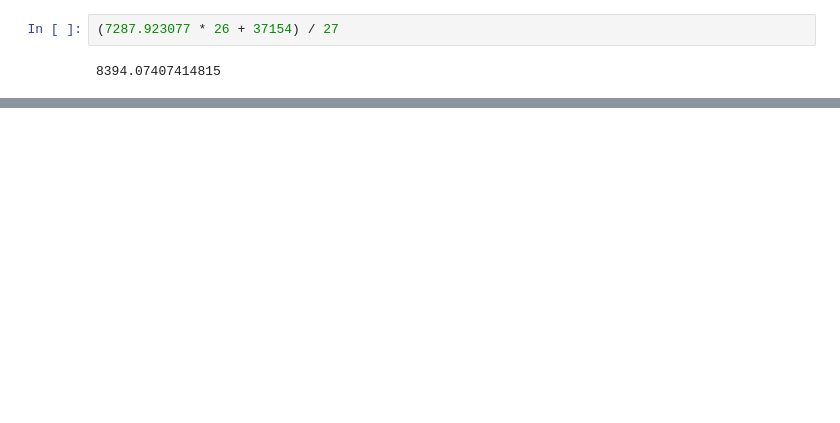
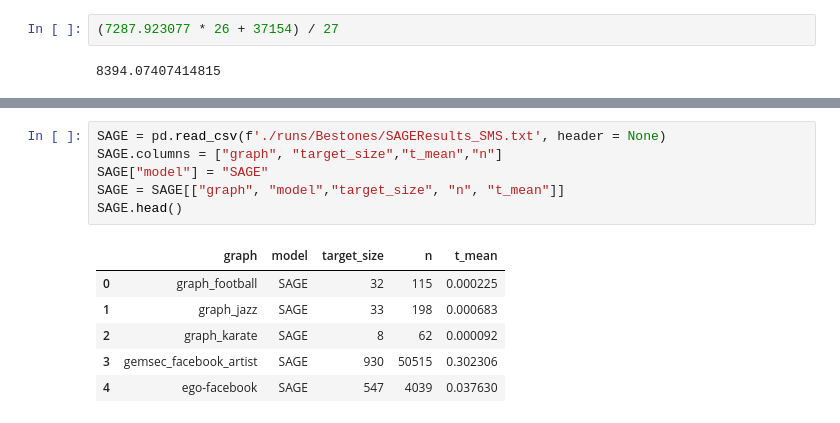
Before and after one commit to Jairo22EnriqueTec/GNN-BRKGA, a Jupyter notebook: Models/UsosMultiples.ipynb, the cells around one changed output, grey strips where cells are left out. Cells and saved outputs as stored; diff of their text form; blank space fills up the shorter version.

```diff
--- a/Models/UsosMultiples.ipynb
+++ b/Models/UsosMultiples.ipynb
@@ -646,0 +662,13 @@ Results.sort_values(by = 'Val')#.query("layer == 'SAGE'")
+# %%
+SAGE = pd.read_csv(f'./runs/Bestones/SAGEResults_SMS.txt', header = None)
+SAGE.columns = ["graph", "target_size","t_mean","n"]
+SAGE["model"] = "SAGE"
+SAGE = SAGE[["graph", "model","target_size", "n", "t_mean"]]
+SAGE.head()
+# %% [output]
+|  | graph | model | target_size | n | t_mean |
+| 0 | graph_football | SAGE | 32 | 115 | 0.000225 |
+| 1 | graph_jazz | SAGE | 33 | 198 | 0.000683 |
+| 2 | graph_karate | SAGE | 8 | 62 | 0.000092 |
+| 3 | gemsec_facebook_artist | SAGE | 930 | 50515 | 0.302306 |
+| 4 | ego-facebook | SAGE | 547 | 4039 | 0.037630 |
```
Also changed, not shown: parts of 11 cells of this notebook, 2 other files.
